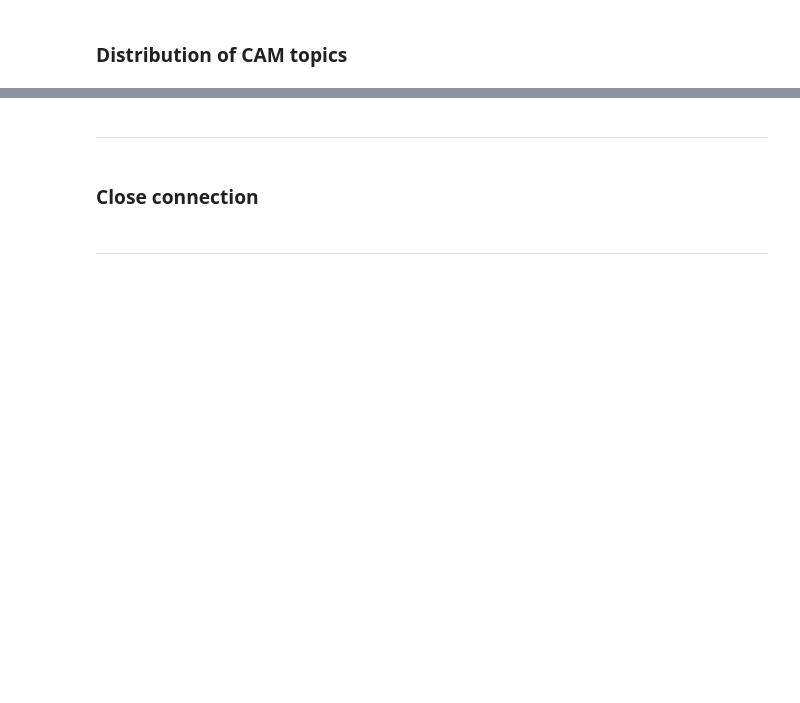
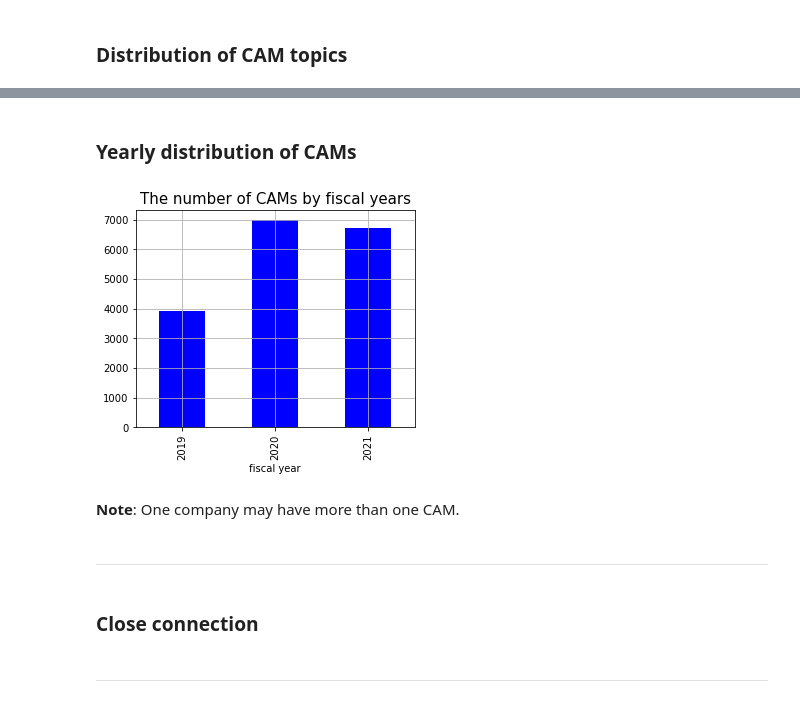
Before and after one commit to jaeyoonyu/jaeyoonyu.github.io, a Jupyter notebook: _code/wrds-download-AuditAnalytics-CAM.ipynb, the cells around one changed output, grey strips where cells are left out. Cells and saved outputs as stored; diff of their text form; code cells hidden in the pictures; blank space fills up the shorter version.

```diff
--- a/_code/wrds-download-AuditAnalytics-CAM.ipynb
+++ b/_code/wrds-download-AuditAnalytics-CAM.ipynb
@@ -136,3 +198,14 @@ plt.show()
+# %% [markdown]
+### Yearly distribution of CAMs
+# %%
+df.groupby(['fy']).size().plot(kind='bar', figsize=(5,4), grid= True, color= 'b')
+plt.title('The number of CAMs by fiscal years', fontsize= 15)
+plt.xlabel('fiscal year')
+plt.show()
+# %% [output]
+[figure, added]
+# %% [markdown]
+<b>Note</b>: One company may have more than one CAM.
 # %% [markdown]
 -----------
 # %% [markdown]
```
Also changed, not shown: parts of 35 cells of this notebook, 3 other files.
